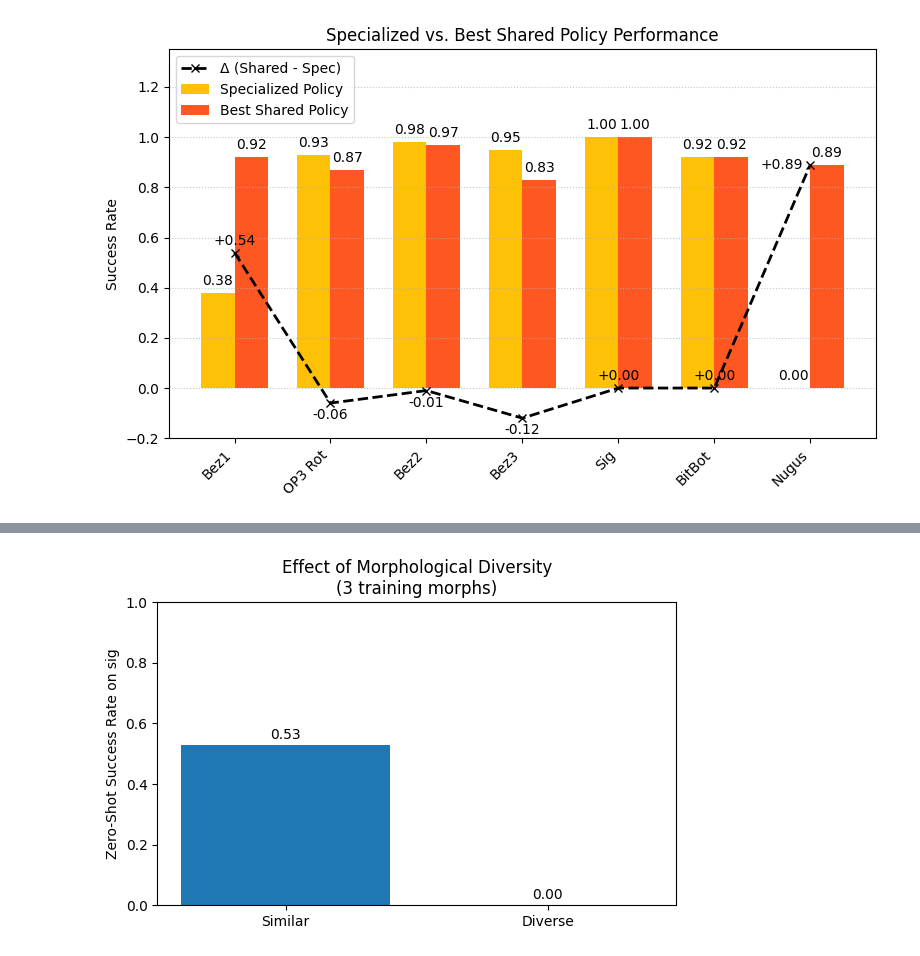
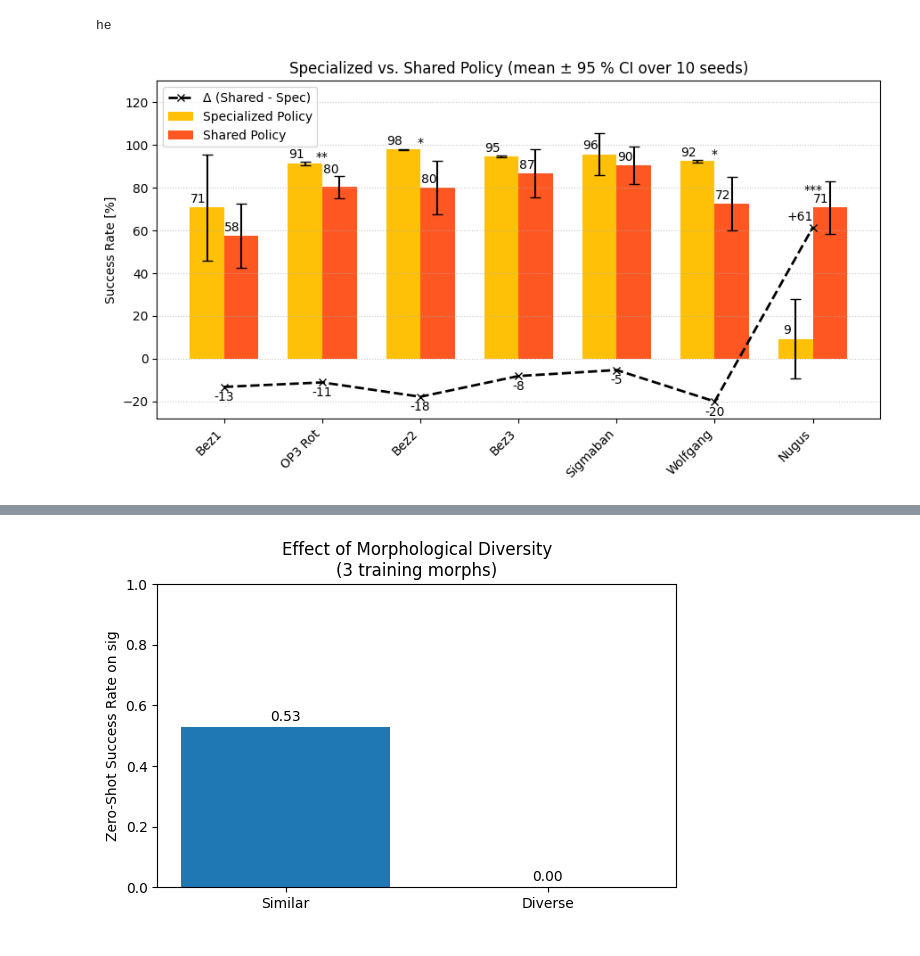
Before and after one commit to utra-robosoccer/unified-humanoid-getup, a Jupyter notebook: frasa_env/plots.ipynb, the cells around one changed output, grey strips where cells are left out. Cells and saved outputs as stored; diff of their text form; code cells hidden in the pictures.

```diff
--- a/frasa_env/plots.ipynb
+++ b/frasa_env/plots.ipynb
@@ -44,0 +231,12 @@ plt.show()
+# %%
+special_data[:,0]
+loo_data[-2,:,0]
+p_vals = []
+for name in robots:
+    t_stat, p_val = stats.ttest_ind(df_dict["Wolfgang"][name].to_list(), df_special[name].to_list(), equal_var=False)
+    print(f"t-statistic = {t_stat:.3f}, p-value = {p_val:.6f}")
+    p_vals.append(p_val)
+# from statsmodels.stats.multitest import multipletests
+# _, p_vals_corr, _, _ = multipletests(p_vals, alpha=0.05, method="holm")
+# for name in p_vals_corr:
+#     print(f"p-value = {name:.6f}")
@@ -45,49 +251,80 @@ plt.show()
 # %%
 # Data for specialized vs. shared policy success rates
-robots = ["Bez1", "OP3 Rot", "Bez2", "Bez3", "Sig", "BitBot", "Nugus"]
-specialized = np.array([0.38, 0.93, 0.98, 0.95, 1.00, 0.92, 0.00])
-shared_best = np.array([0.92, 0.87, 0.97, 0.83, 1.00, 0.92, 0.89])
+robots = ["Bez1", "OP3 Rot", "Bez2", "Bez3", "Sigmaban", "Wolfgang", "Nugus"]
+specialized = special_data[:,0]
+shared_best = loo_data[-2,:,0]
 
 # Compute delta (shared - specialized)
 delta = shared_best - specialized
 
 x = np.arange(len(robots))
 width = 0.35
 
-fig, ax = plt.subplots(figsize=(8, 5))
+fig, ax = plt.subplots(figsize=(9, 5))
+yerr_spec   = (special_data[:,-1]   - special_data[:,-2])   / 2
+yerr_shared = (loo_data[-2,:,-2]   - loo_data[-2,:,-3]) / 2
 
 # Plot grouped bars
-bar1 = ax.bar(x - width/2, specialized, width, label='Specialized Policy', color='#FFC107')
-bar2 = ax.bar(x + width/2, shared_best, width, label='Best Shared Policy', color='#FF5722')
+bar1 = ax.bar(x - width/2, specialized,
+              width, yerr=yerr_spec, capsize=4,
+              label='Specialized Policy', color='#FFC107')
+bar2 = ax.bar(x + width/2, shared_best,
+              width, yerr=yerr_shared, capsize=4,
+              label='Shared Policy',      color='#FF5722')
 
 # Plot delta as a dashed line with markers
 ax.plot(x, delta, marker='x', color='black', linestyle='--', linewidth=2, label='Δ (Shared - Spec)', zorder=5)
+# ---------- 3.  Significance stars ----------
+def p_to_star(p):
+    if   p < 0.001: return '***'
+    elif p < 0.01:  return '**'
+    elif p < 0.05:  return '*'
+
+for i, p in enumerate(p_vals):
+    star = p_to_star(p)
+    max_bar = max(bar1[i].get_height(), bar2[i].get_height())
+    if star == '***':
+        ax.text(x[i], max_bar + 5, star, ha='center', va='bottom', fontsize=10)
+    else:
+        ax.text(x[i], max_bar + 0.08, star, ha='center', va='bottom', fontsize=10)
 
 # Labels and title
 ax.set_xticks(x)
 ax.set_xticklabels(robots, rotation=45, ha="right")
-ax.set_ylabel('Success Rate')
-ax.set_title('Specialized vs. Best Shared Policy Performance')
-ax.set_ylim(-0.2, 1.35)
+ax.set_ylabel('Success Rate [%]')
+ax.set_title('Specialized vs. Shared Policy (mean ± 95 % CI over 10 seeds)')
+ax.set_ylim(-28, 130)
 
 # Annotate bar heights
-for bar in bar1 + bar2:
+for bar in bar1+bar2:
     height = bar.get_height()
-    ax.text(bar.get_x() + bar.get_width()/2, height + 0.02, f"{height:.2f}", ha='center', va='bottom')
-
+    if height == 80.3:
+        print("he")
+        ax.text(bar.get_x() + bar.get_width()/2-0.09, height + 5, f"{height:.0f}", ha='center', va='bottom')
+    else:
+        ax.text(bar.get_x() + bar.get_width()/2-0.09, height + 1, f"{height:.0f}", ha='center', va='bottom')
+# for bar in bar2:
+#     height = bar.get_height()
+#     ax.text(bar.get_x() + bar.get_width()/2+0.1, height + 0.03, f"{height:.0f}", ha='center', va='bottom')
 # Annotate delta points
 for xi, d in zip(x, delta):
     va = 'bottom' if d >= 0 else 'top'
-    offset = 0.02 if d >= 0 else -0.02
-    offset2 = 0.3 if d == 0.89 else 0
-    offset3 = -0.05 if d == 0.89 else 0
-    ax.text(xi-offset2, d + offset + offset3, f"{d:+.2f}", ha='center', va=va)
+    offset = 2 if d >= 0 else -2
+    offset2 = 0.13 if d == 61.400000000000006 else 0
+    # offset3 = -0.05 if d == 61.4 else 0
+    ax.text(xi-offset2, d + offset + offset3, f"{d:+.0f}", ha='center', va=va)
 
 # Legend and grid
 ax.legend(loc='upper left')
 ax.grid(axis='y', linestyle=':', alpha=0.7)
 
 plt.tight_layout()
 plt.show()
+fig.savefig(
+    'special.png',
+    dpi=600,
+    bbox_inches='tight'
+)
 # %% [output]
+he
-[figure, old version]
+[figure, new version]
```
Also changed, not shown: parts of 10 cells of this notebook, 14 other files.
